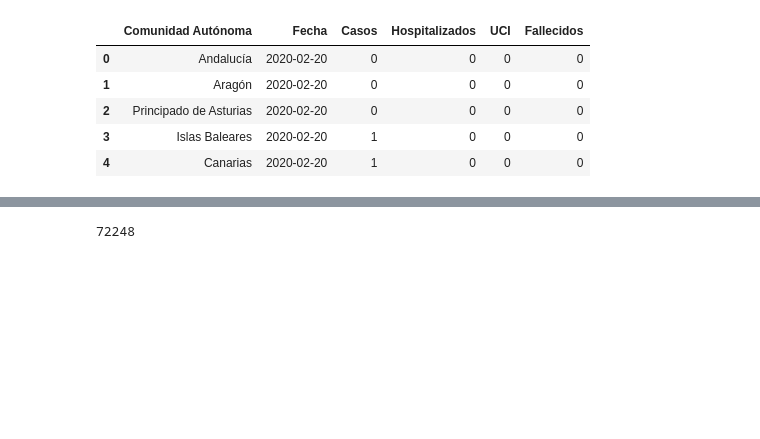
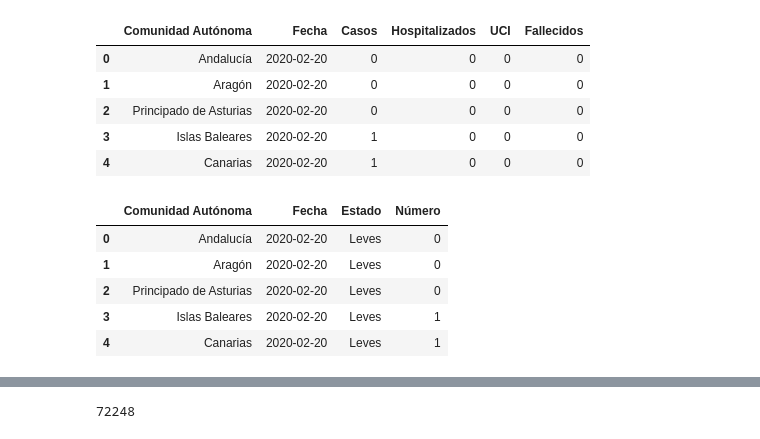
Before and after one commit to AMSUFV/covid_visualization, a Jupyter notebook: notebooks/scratch.ipynb, the cells around one changed output, grey strips where cells are left out. Drawn from its saved outputs; the diff is of its cells as text; code cells hidden in the pictures; blank space fills up the shorter version.

```diff
--- a/notebooks/scratch.ipynb
+++ b/notebooks/scratch.ipynb
@@ -22,3 +22,17 @@ df.head()
 | 2 | Principado de Asturias | 2020-02-20 | 0 | 0 | 0 | 0 |
 | 3 | Islas Baleares | 2020-02-20 | 1 | 0 | 0 | 0 |
 | 4 | Canarias | 2020-02-20 | 1 | 0 | 0 | 0 |
+# %%
+df['Leves'] = abs(df['Casos'] - (df['Hospitalizados'] + df['UCI']))
+df = df[['Comunidad Autónoma', 'Fecha', 'Leves', 'Hospitalizados', 'UCI', 'Fallecidos']]
+
+df = pd.melt(df, id_vars=df.columns[:2], var_name='Estado', value_name='Número')
+# %%
+df.head()
+# %% [output]
+|  | Comunidad Autónoma | Fecha | Estado | Número |
+| 0 | Andalucía | 2020-02-20 | Leves | 0 |
+| 1 | Aragón | 2020-02-20 | Leves | 0 |
+| 2 | Principado de Asturias | 2020-02-20 | Leves | 0 |
+| 3 | Islas Baleares | 2020-02-20 | Leves | 1 |
+| 4 | Canarias | 2020-02-20 | Leves | 1 |
```
Also changed, not shown: parts of 16 cells of this notebook.
